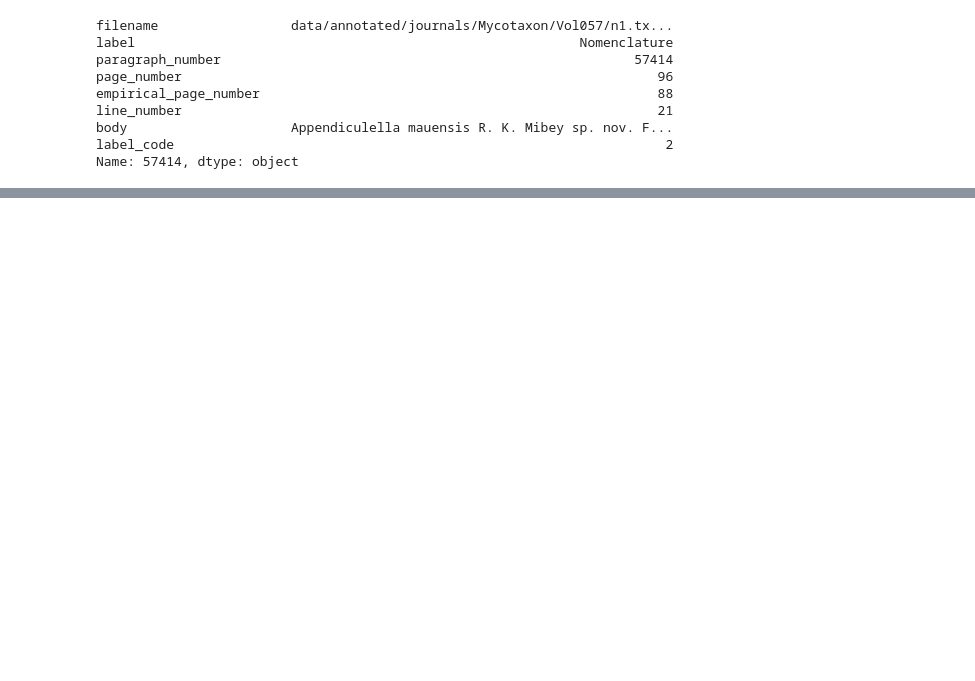
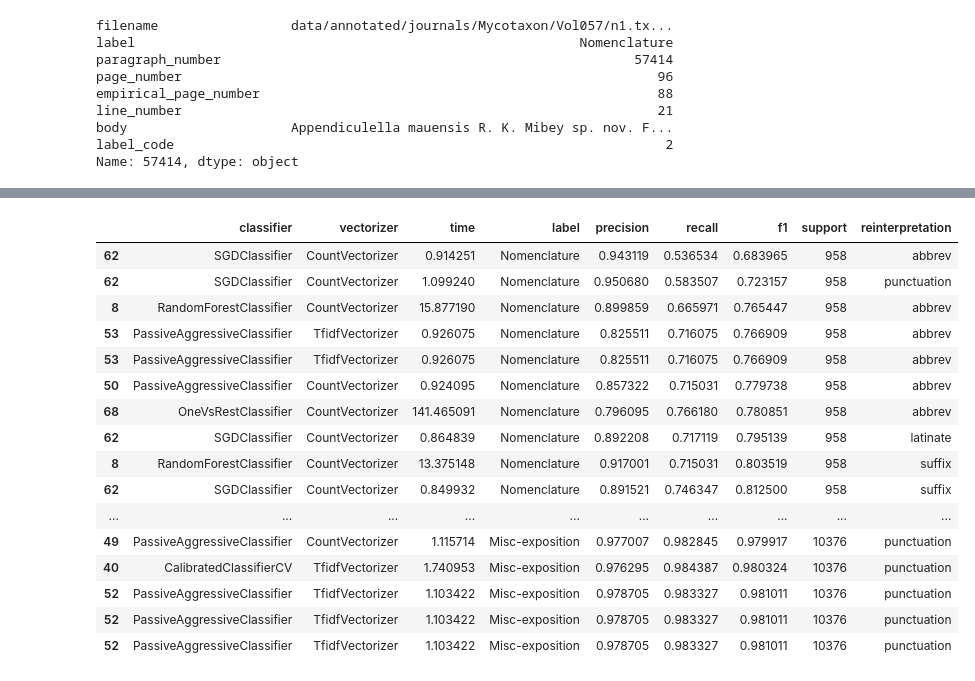
Before and after one commit to piggyatbaqaqi/skol, a Jupyter notebook: skol_journals.ipynb, the cells around one changed output, grey strips where cells are left out. Cells and saved outputs as stored; diff of their text form; code cells hidden in the pictures; blank space fills up the shorter version.

```diff
--- a/skol_journals.ipynb
+++ b/skol_journals.ipynb
@@ -172,0 +223,28 @@ cumsum
+# %%
+reint = []
+for a in ['base', 'latinate', 'suffix', 'punctuation', 'year', 'abbrev']:
+    reint.append(pd.read_csv('results/reinterpret/%s.csv' % a))
+    reint[-1]['reinterpretation'] = a
+reint_df = pd.concat(reint)
+# %%
+pd.set_option('display.max_rows', 500)
+gb = reint_df.groupby(['reinterpretation', 'label'])
+reint_df.loc[gb['f1'].idxmax()].sort_values('f1')
+# %% [output]
+|  | classifier | vectorizer | time | label | precision | recall | f1 | support | reinterpretation |
+| 62 | SGDClassifier | CountVectorizer | 0.914251 | Nomenclature | 0.943119 | 0.536534 | 0.683965 | 958 | abbrev |
+| 62 | SGDClassifier | CountVectorizer | 1.099240 | Nomenclature | 0.950680 | 0.583507 | 0.723157 | 958 | punctuation |
+| 8 | RandomForestClassifier | CountVectorizer | 15.877190 | Nomenclature | 0.899859 | 0.665971 | 0.765447 | 958 | abbrev |
+| 53 | PassiveAggressiveClassifier | TfidfVectorizer | 0.926075 | Nomenclature | 0.825511 | 0.716075 | 0.766909 | 958 | abbrev |
+| 53 | PassiveAggressiveClassifier | TfidfVectorizer | 0.926075 | Nomenclature | 0.825511 | 0.716075 | 0.766909 | 958 | abbrev |
+| 50 | PassiveAggressiveClassifier | CountVectorizer | 0.924095 | Nomenclature | 0.857322 | 0.715031 | 0.779738 | 958 | abbrev |
+| 68 | OneVsRestClassifier | CountVectorizer | 141.465091 | Nomenclature | 0.796095 | 0.766180 | 0.780851 | 958 | abbrev |
+| 62 | SGDClassifier | CountVectorizer | 0.864839 | Nomenclature | 0.892208 | 0.717119 | 0.795139 | 958 | latinate |
+| 8 | RandomForestClassifier | CountVectorizer | 13.375148 | Nomenclature | 0.917001 | 0.715031 | 0.803519 | 958 | suffix |
+| 62 | SGDClassifier | CountVectorizer | 0.849932 | Nomenclature | 0.891521 | 0.746347 | 0.812500 | 958 | suffix |
+| ... | ... | ... | ... | ... | ... | ... | ... | ... | ... |
+| 49 | PassiveAggressiveClassifier | CountVectorizer | 1.115714 | Misc-exposition | 0.977007 | 0.982845 | 0.979917 | 10376 | punctuation |
+| 40 | CalibratedClassifierCV | TfidfVectorizer | 1.740953 | Misc-exposition | 0.976295 | 0.984387 | 0.980324 | 10376 | punctuation |
+| 52 | PassiveAggressiveClassifier | TfidfVectorizer | 1.103422 | Misc-exposition | 0.978705 | 0.983327 | 0.981011 | 10376 | punctuation |
+| 52 | PassiveAggressiveClassifier | TfidfVectorizer | 1.103422 | Misc-exposition | 0.978705 | 0.983327 | 0.981011 | 10376 | punctuation |
+| 52 | PassiveAggressiveClassifier | TfidfVectorizer | 1.103422 | Misc-exposition | 0.978705 | 0.983327 | 0.981011 | 10376 | punctuation |
```
Also changed, not shown: parts of 14 cells of this notebook.
